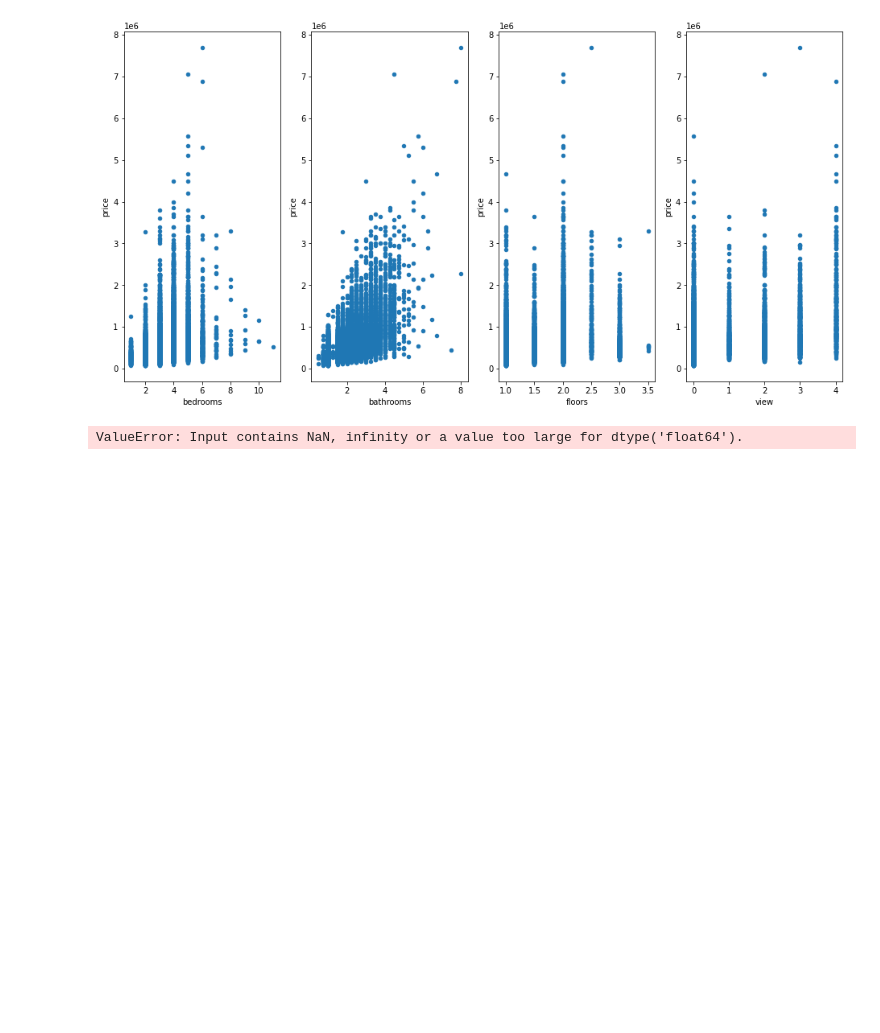
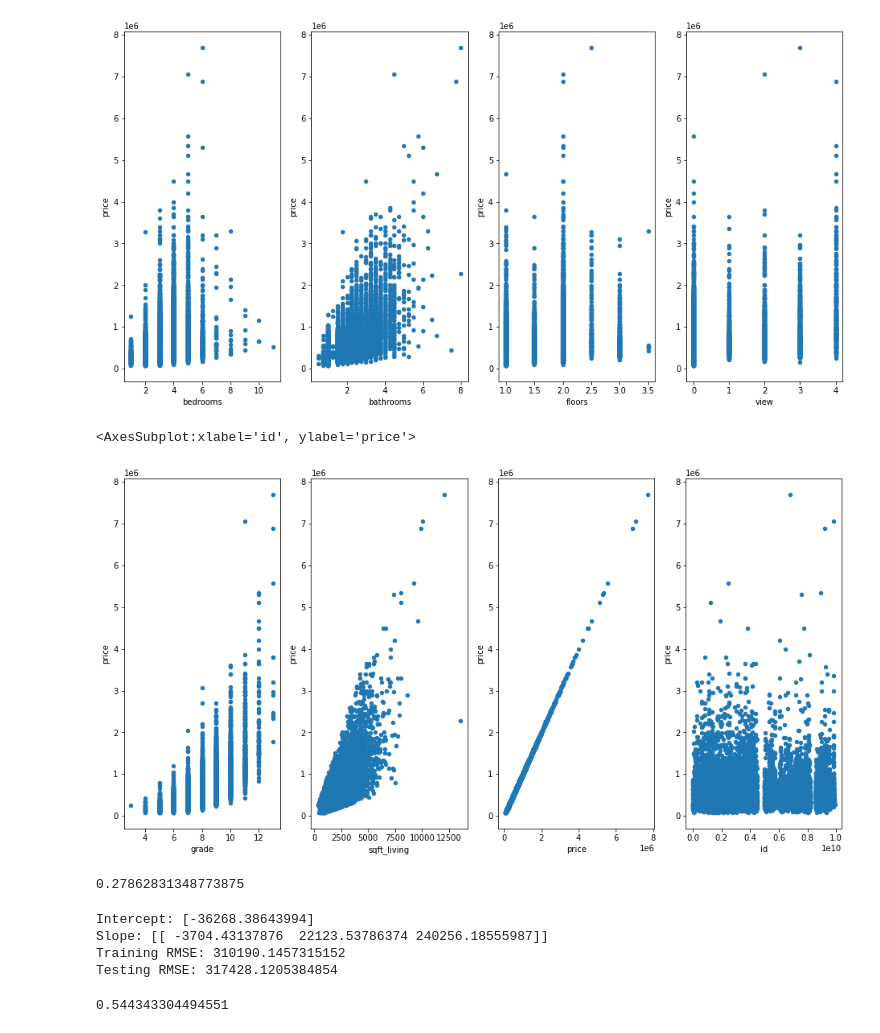
Before and after one commit to john-c-simmons/bsc-phase-two-project, a Jupyter notebook: notebooks/exploratory/charlie/charliesnotebook.ipynb, the cells around one changed output. Saved outputs shown, nothing was run; the diff lists cells and outputs as text; code cells hidden in the pictures; blank space fills up the shorter version.

```diff
--- a/notebooks/exploratory/charlie/charliesnotebook.ipynb
+++ b/notebooks/exploratory/charlie/charliesnotebook.ipynb
@@ -131,26 +150,47 @@ df.plot(kind='scatter', x = 'view', y = 'price', ax=axs[3])
 # %% [output]
 <AxesSubplot:xlabel='view', ylabel='price'>
 [figure]
-# %%
-#Import the libraries required
-import numpy as np
-import matplotlib.pyplot as plt
-import pandas as pd
-#Importing the excel data
-df = pd.read_csv('../../../data/kc_house_data.csv')
-x = df_nodate.iloc[:, :-1].values
-y = df_nodate.iloc[:, 1].values
-
-#Split the data into train and test dataset
-
-x_train,x_test,y_train,y_test=train_test_split(x,y,test_size=1/3,random_state=42)
-
-#Fitting Simple Linear regression data model to train data set
-from sklearn.linear_model import LinearRegression
-regressorObject=LinearRegression()
-regressorObject.fit(x_train,y_train)
-
-#predict the test set
-y_pred_test_data=regressorObject.predict(x_test)
-# %% [output]
-ValueError: Input contains NaN, infinity or a value too large for dtype('float64').
+# %%
+fig, axs = plt.subplots(1, 4,)
+df.plot(kind='scatter', x='grade', y='price', ax=axs[0], figsize=(16, 8))
+df.plot(kind='scatter', x='sqft_living', y='price', ax=axs[1])
+df.plot(kind='scatter', x='price', y='price', ax=axs[2])
+df.plot(kind='scatter', x = 'id', y = 'price', ax=axs[3])
+# %% [output]
+<AxesSubplot:xlabel='id', ylabel='price'>
+[figure, added]
+# %%
+house_feats = df[['bedrooms', 'bathrooms', 'floors']]
+house_target = df['price']
+lr = LinearRegression()
+lr.fit(house_feats, house_target)
+lr.score(house_feats, house_target)
+# %% [output]
+0.27862831348773875
+# %%
+X = df[['floors','bedrooms','bathrooms']]
+Y = df[['price']]
+X_train, X_test, y_train, y_test = train_test_split(X, y, test_size=.25, random_state=42)
+X_train.isna().sum()
+X_test.isna().sum()
+lr = LinearRegression()
+lr.fit(X_train, y_train)
+print('Intercept: {}'.format(lr.intercept_))
+print('Slope: {}'.format(lr.coef_))
+train_preds1 = lr.predict(X_train)
+test_preds1 = lr.predict(X_test)
+print('Training RMSE: {}'.format(np.sqrt(mse(y_train, train_preds1))))
+print('Testing RMSE: {}'.format(np.sqrt(mse(y_test, test_preds1))))
+# %% [output]
+Intercept: [-36268.38643994]
+Slope: [[ -3704.43137876  22123.53786374 240256.18555987]]
+Training RMSE: 310190.1457315152
+Testing RMSE: 317428.1205384854
+# %%
+house_feats = df[['grade','bedrooms','bathrooms', 'sqft_living']]
+house_target = df['price']
+lr = LinearRegression()
+lr.fit(house_feats, house_target)
+lr.score(house_feats, house_target)
+# %% [output]
+0.544343304494551
```
Also changed, not shown: parts of 20 cells of this notebook.
